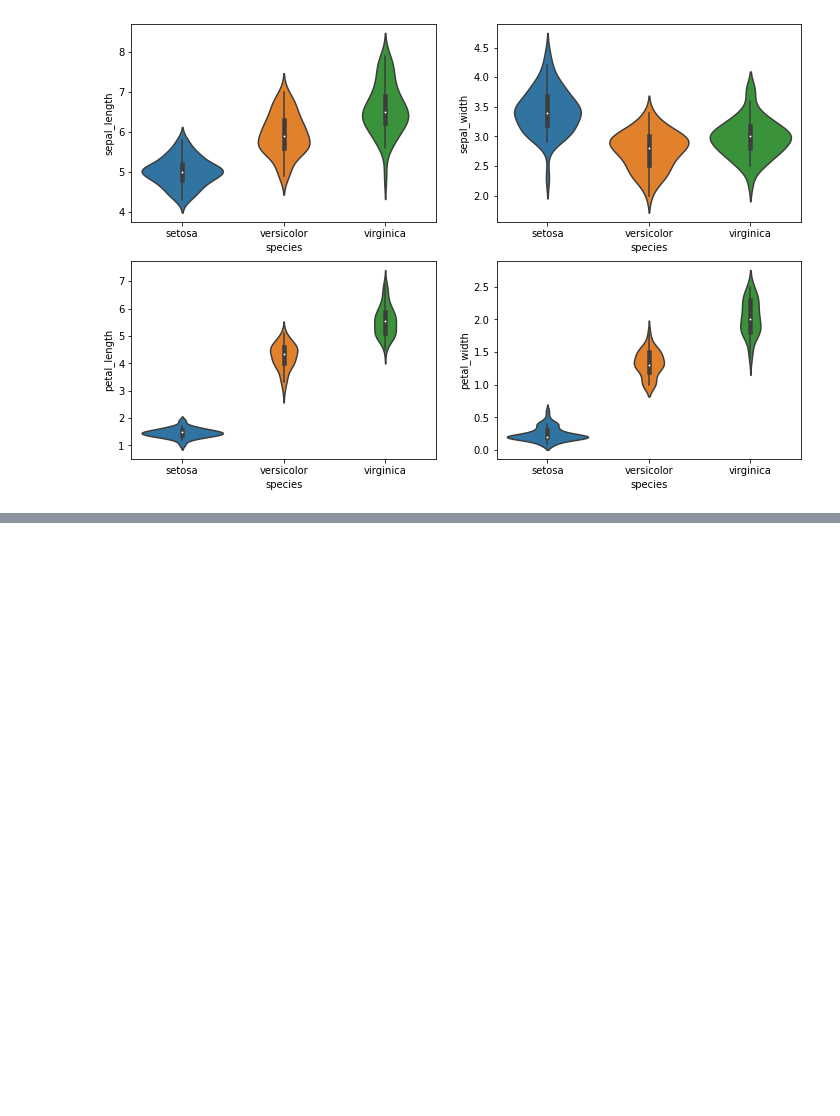
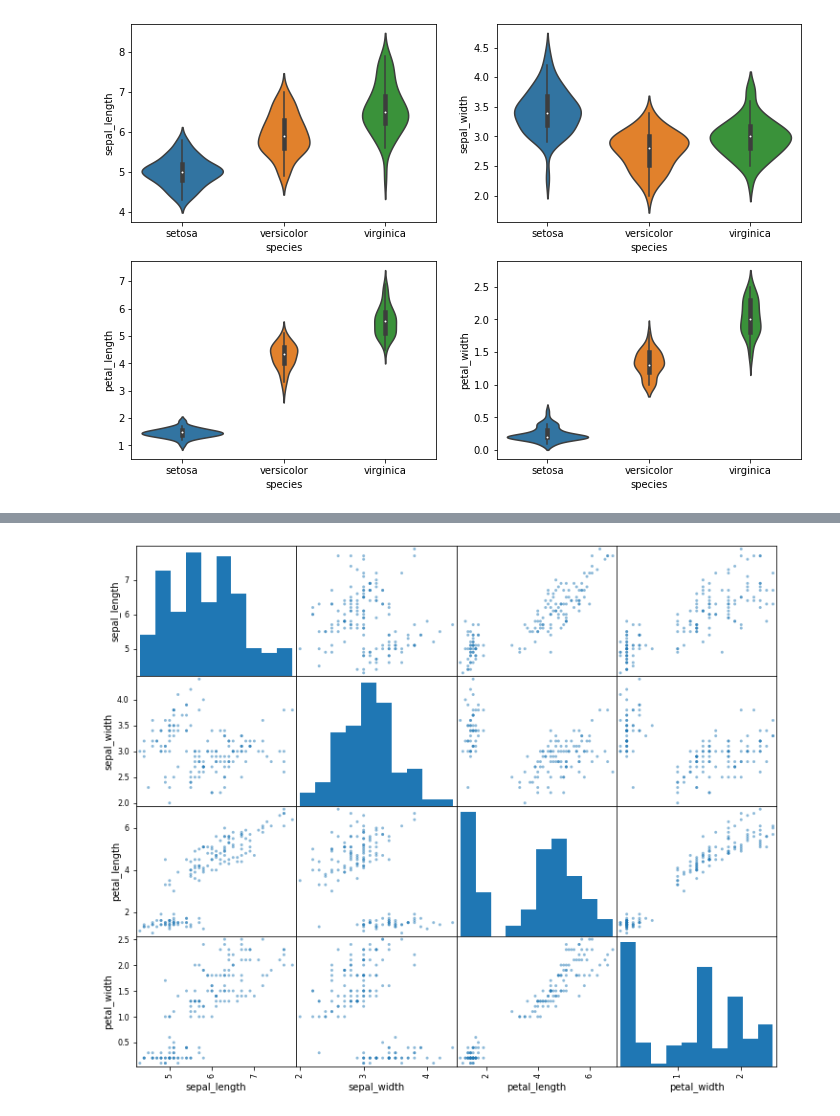
Before and after one commit to mashnun/Python-data-science-basics, a Jupyter notebook: Machine Learning Beginning.ipynb, the cells around one changed output, grey strips where cells are left out. Saved outputs shown, nothing was run; the diff lists cells and outputs as text; code cells hidden in the pictures; blank space fills up the shorter version.

```diff
--- a/Machine Learning Beginning.ipynb
+++ b/Machine Learning Beginning.ipynb
@@ -132,0 +135,5 @@ iris.boxplot()
+# %%
+pd.plotting.scatter_matrix(iris, figsize=(12,10))
+plt.show()
+# %% [output]
+[figure, added]
```
Also changed, not shown: parts of 3 cells of this notebook.
